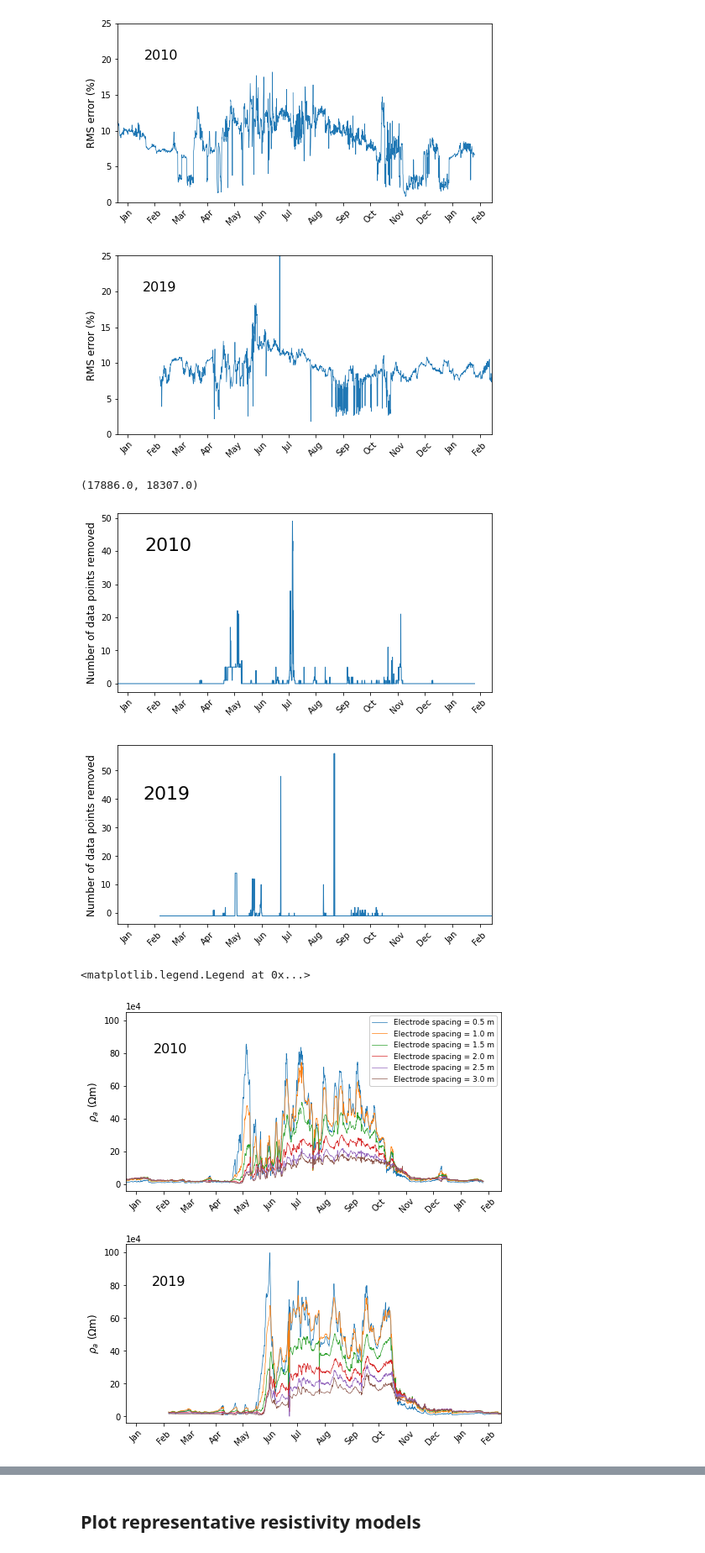
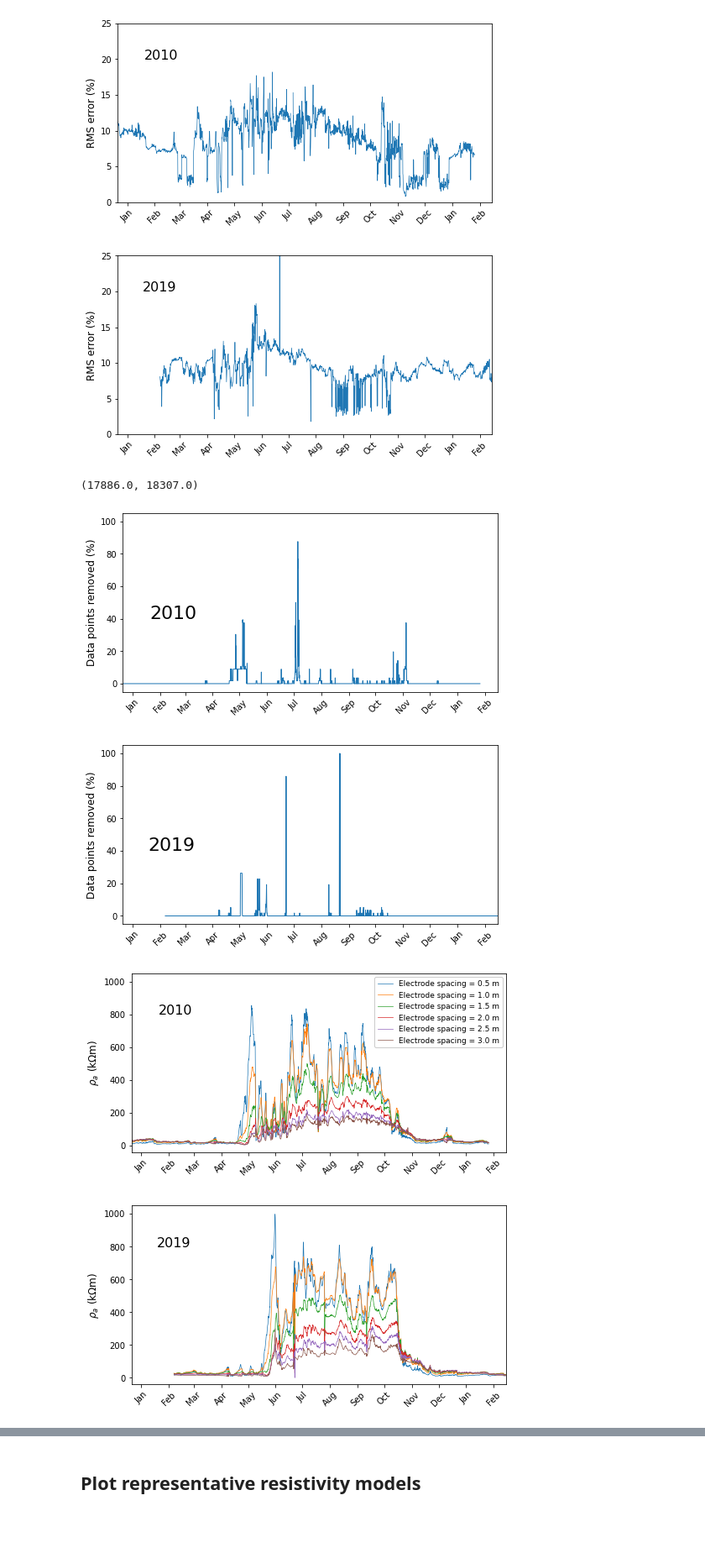
Before and after one commit to teddiherring/AERT, a Jupyter notebook: data_processing_AERT.ipynb, the cells around one changed output, grey strips where cells are left out. Shown at 84% size. Cells and saved outputs as stored; diff of their text form; code cells hidden in the pictures; blank space fills up the shorter version.

Commit message:
updated figure y-axes

```diff
--- a/data_processing_AERT.ipynb
+++ b/data_processing_AERT.ipynb
@@ -18,3 +20,6 @@ import matplotlib as mpl
+# %%
+dpi = 300 # image resoltuion in saved figs
+fs = 12 # font size in saved figs
 # %% [markdown]
 ## Load the data
 # %%
@@ -516,8 +526,6 @@ def process_ERT_data(data_raw,survey_name,mesh,start_model,plotdata,plotmodel,pl
 
     if len (r_all)>0:  # if there is repeated/reciprocal data, use that:
 
-        fs=20
-
         I = np.where(df_filt['rep/recip']==1)
         x = abs(df_filt['r'].iloc[I])
         y = abs(df_filt['err'].iloc[I])*abs(df_filt['r'].iloc[I])/100 # absolute error
@@ -1242,29 +1250,24 @@ ax[1].set_xlim([datetime.date(2018, 12, 21), datetime.date(2020, 2, 15)])
 # plot number of filtered data points
 
 dates = np.unique(data_all['survey_time'])
-n_filt = []
+perc_filt = []
 for i in range(len(dates)):
-    n_filt.append(56-sum(data_all['used'][data_all['survey_time']==dates[i]]))
+    used = data_all['used'][data_all['survey_time']==dates[i]]
+    perc_filt.append(sum(used==0)/len(used)*100)
 
 fmt_month = mdates.MonthLocator()
 
-fs=12
-
 fig, ax = plt.subplots(2,1,figsize=[8,9],sharex=False)
 
-ax[0].plot(dates[:n_surveys_proc_2010],n_filt[:n_surveys_proc_2010],linewidth=1)
-ax[1].plot(dates[n_surveys_proc_2010:],n_filt[n_surveys_proc_2010:],linewidth=1)
+ax[0].plot(dates[:n_surveys_proc_2010],perc_filt[:n_surveys_proc_2010],linewidth=1)
+ax[1].plot(dates[n_surveys_proc_2010:],perc_filt[n_surveys_proc_2010:],linewidth=1)
 
 for a in ax:
-    a.set_ylabel('Number of data points removed',fontsize=fs);
+    a.set_ylabel('Data points removed (%)',fontsize=fs);
     a.xaxis.set_major_locator(mdates.MonthLocator())
     a.xaxis.set_major_formatter(mdates.DateFormatter('%b'))
     a.tick_params(axis='x',labelrotation=45)
-
-# ytxt = 40
-
-# ax[0].text(nd[0]+np.timedelta64(30,'D'),ytxt,'a',fontsize=fs+30)
-# ax[1].text(nd[0]+np.timedelta64(9*365+30,'D'),ytxt,'b',fontsize=fs+30)
+    a.set_ylim([-5,105])
 
 ytxt = 40
 
@@ -1277,10 +1280,10 @@ ax[0].set_xlim([datetime.date(2009, 12, 21), datetime.date(2011, 2, 15)])
 ax[1].set_xlim([datetime.date(2018, 12, 21), datetime.date(2020, 2, 15)])
 
 
-# plt.savefig('number_data_filt.png',format='png',dpi=500,bbox_inches='tight')
+# plt.savefig('perc_data_filt.png',format='png',dpi=dpi,bbox_inches='tight')
 # %% [output]
 (17886.0, 18307.0)
-[figure, old version]
+[figure, new version]
 # %%
 # calculate average apparent resistivity per depth level and plot as a function of time
 
@@ -1295,43 +1298,39 @@ for i in range(len(nd)):
     d_i = data_all[data_all['survey_time']==nd[i]]
 
     for j in range(len(nk)):
 
         d_ij = d_i[d_i['k']==nk[j]]
         rhoa_avg[i,j] = np.mean(d_ij['rhoa'])
         rhoa_avg_filt[i,j] = np.mean(d_ij['rhoa'][d_ij['used']==1])
 
 fmt_month = mdates.MonthLocator()
 
-
-fs=12
-
 fig, ax = plt.subplots(2,1,figsize=[8,9],sharex=False)
 for i in range(len(nk)):
-    ax[0].plot(dates[:n_surveys_proc_2010],rhoa_avg_filt.T[i][:n_surveys_proc_2010],linewidth=0.7,label='Electrode spacing = '+str(nk[i]/(2*np.pi))+' m')
-    ax[1].plot(dates[n_surveys_proc_2010:],rhoa_avg_filt.T[i][n_surveys_proc_2010:],linewidth=0.7)
+    ax[0].plot(dates[:n_surveys_proc_2010],rhoa_avg_filt.T[i][:n_surveys_proc_2010]/1000,linewidth=0.7,label='Electrode spacing = '+str(nk[i]/(2*np.pi))+' m')
+    ax[1].plot(dates[n_surveys_proc_2010:],rhoa_avg_filt.T[i][n_surveys_proc_2010:]/1000,linewidth=0.7)
 
 for a in ax:
-    a.set_ylim([-40000,1050000]);
-    a.set_ylabel(r'$\rho$$_{a}$ ($\Omega$m)',fontsize=fs);
+    a.set_ylim([-40,1050]);
+    a.set_ylabel(r'$\rho$$_{a}$ (k$\Omega$m)',fontsize=fs);
     a.xaxis.set_major_locator(mdates.MonthLocator())
     a.xaxis.set_major_formatter(mdates.DateFormatter('%b'))
     a.tick_params(axis='x',labelrotation=45)
-    a.ticklabel_format(axis='y', style='sci', scilimits=(4,4))
+#     a.ticklabel_format(axis='y', style='sci', scilimits=(4,4))
 
-ytxt = 800000
+ytxt = 800
 
 ax[0].text(dates[0]+np.timedelta64(30,'D'),ytxt,'2010',fontsize=fs+4)
 ax[1].text(dates[0]+np.timedelta64(9*365+30,'D'),ytxt,'2019',fontsize=fs+4)
 
 plt.subplots_adjust( hspace=0.3)
 
 ax[0].set_xlim([datetime.date(2009, 12, 21), datetime.date(2011, 2, 15)])
 ax[1].set_xlim([datetime.date(2018, 12, 21), datetime.date(2020, 2, 15)])
 
 ax[0].legend(bbox_to_anchor=(1, 1), loc='upper right',framealpha=1,fontsize=fs-3)
 
-# plt.savefig('rhoa_avg.png',format='png',dpi=500,bbox_inches='tight')
+plt.savefig('rhoa_avg.png',format='png',dpi=dpi,bbox_inches='tight')
 # %% [output]
-<matplotlib.legend.Legend at 0x...>
-[figure, old version]
+[figure, new version]
 # %%
```
Also changed, not shown: parts of 11 cells of this notebook.
